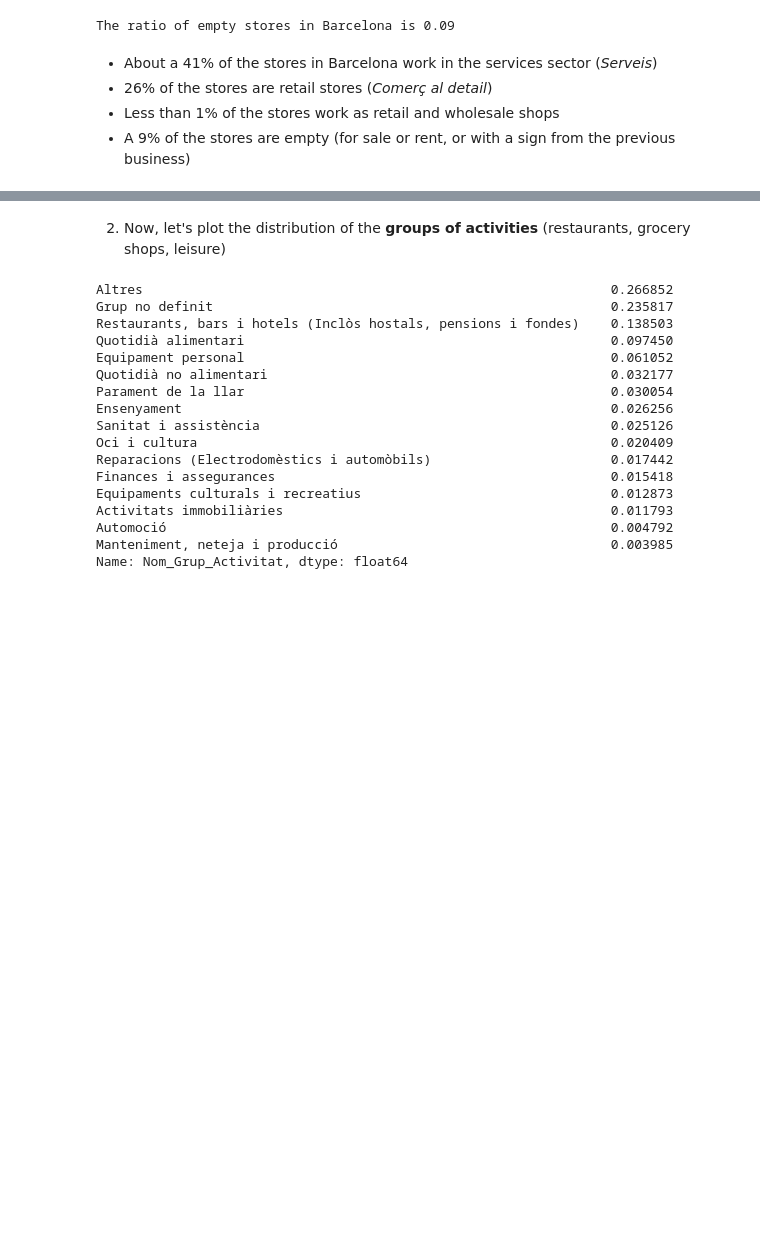
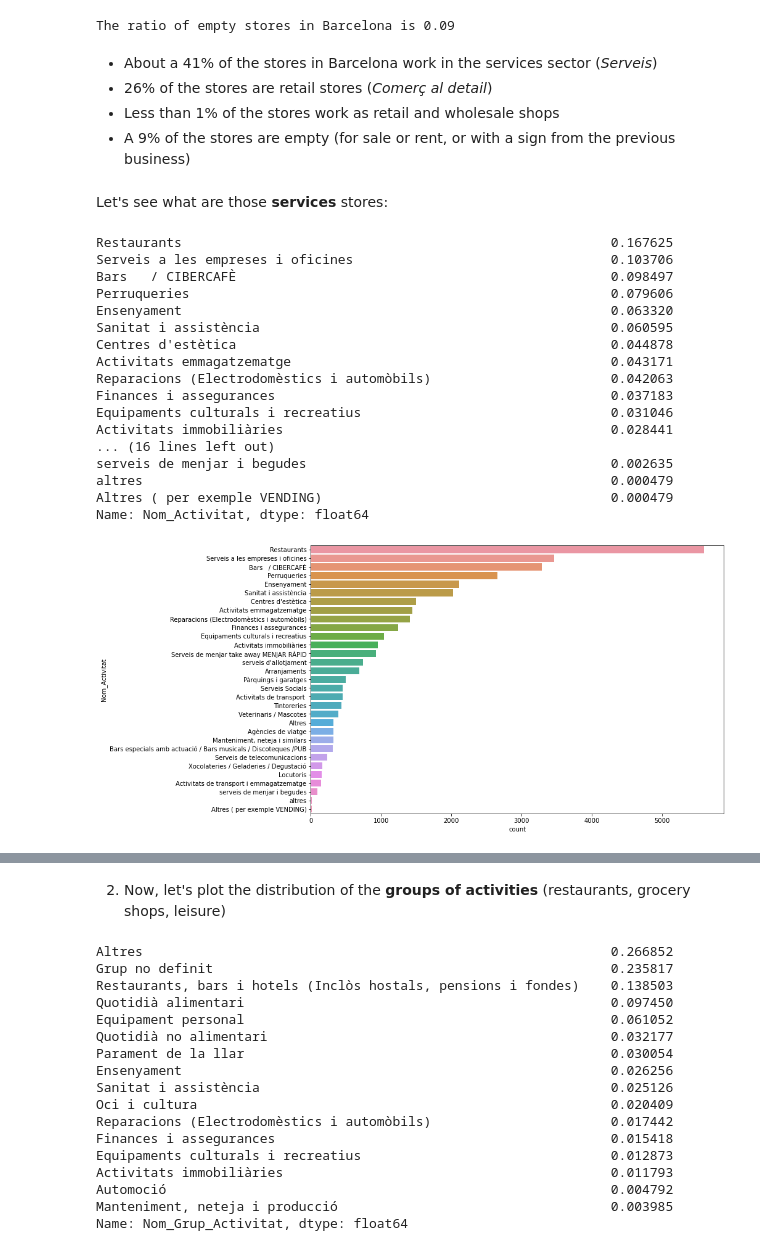
Before and after one commit to AntoniaVillarino/economicActivitiesBarcelona, a Jupyter notebook: 2-Exploratory-data-analysis.ipynb, the cells around one changed output, grey strips where cells are left out. Saved outputs shown, nothing was run; the diff lists cells and outputs as text; code cells hidden in the pictures; blank space fills up the shorter version.

```diff
--- a/2-Exploratory-data-analysis.ipynb
+++ b/2-Exploratory-data-analysis.ipynb
@@ -73,3 +73,26 @@ The ratio of empty stores in Barcelona is 0.09
 - 26% of the stores are retail stores (*Comerç al detail*)
 - Less than 1% of the stores work as retail and wholesale shops
 - A 9% of the stores are empty (for sale or rent, or with a sign from the previous business)
+# %% [markdown]
+Let's see what are those **services** stores:
+# %%
+countplot_var(data[data['Nom_Sector_Activitat'] == 'Serveis'], 'Nom_Activitat')
+# %% [output]
+Restaurants                                                       0.167625
+Serveis a les empreses i oficines                                 0.103706
+Bars   / CIBERCAFÈ                                                0.098497
+Perruqueries                                                      0.079606
+Ensenyament                                                       0.063320
+Sanitat i assistència                                             0.060595
+Centres d'estètica                                                0.044878
+Activitats emmagatzematge                                         0.043171
+Reparacions (Electrodomèstics i automòbils)                       0.042063
+Finances i assegurances                                           0.037183
+Equipaments culturals i recreatius                                0.031046
+Activitats immobiliàries                                          0.028441
+... (16 lines left out)
+serveis de menjar i begudes                                       0.002635
+altres                                                            0.000479
+Altres ( per exemple VENDING)                                     0.000479
+Name: Nom_Activitat, dtype: float64
+[figure, added]
```
Also changed, not shown: parts of 12 cells of this notebook, 3 other files.
